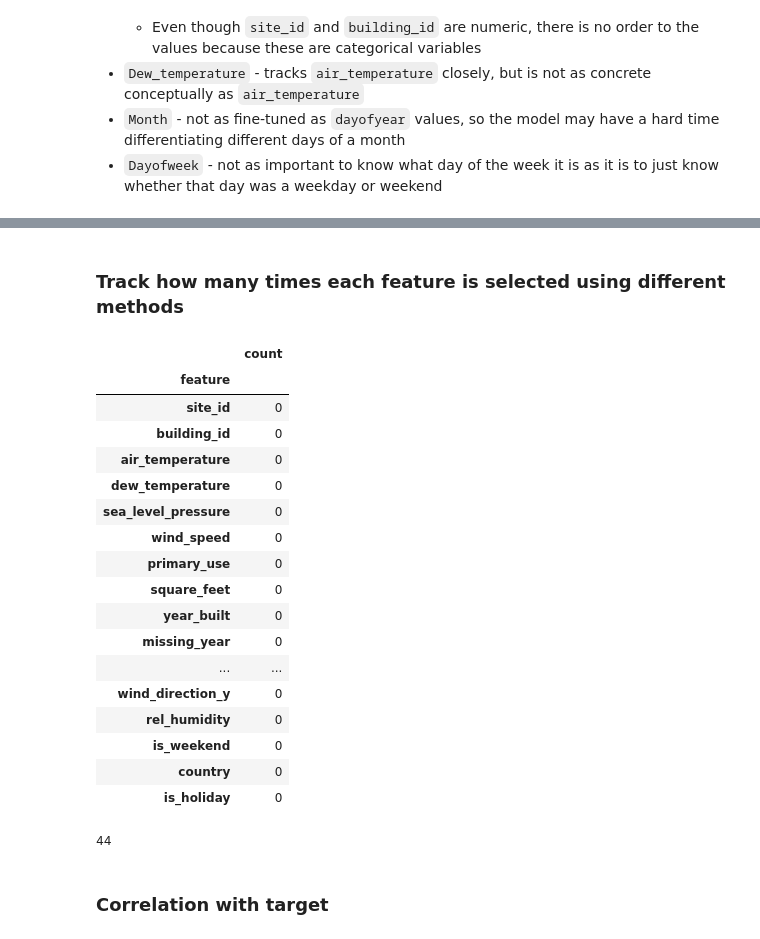
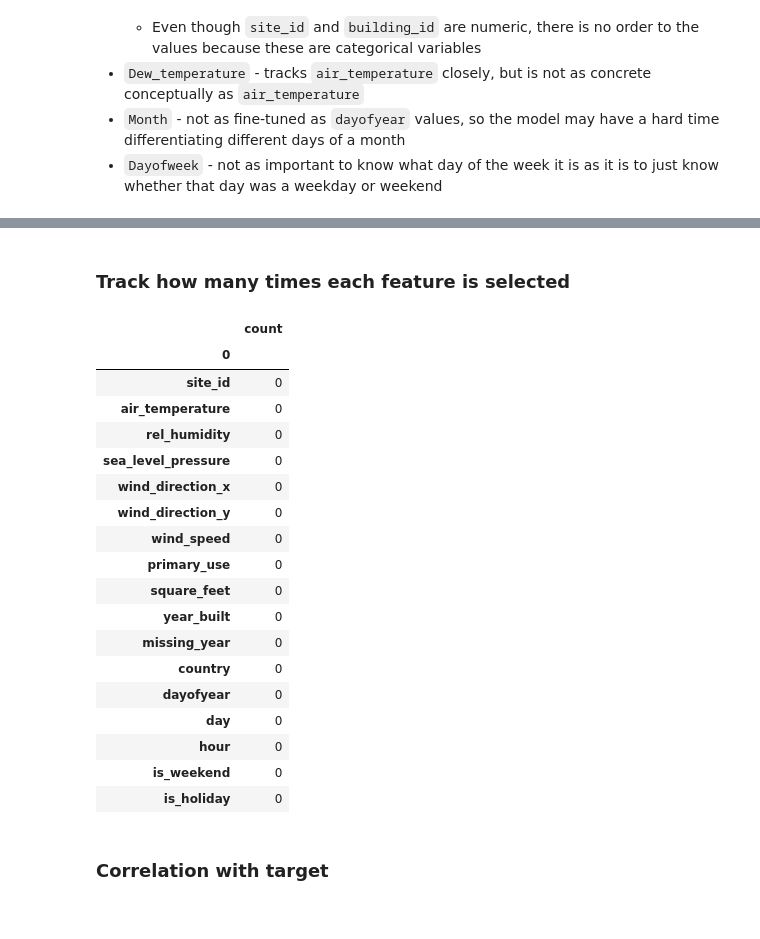
Before and after one commit to tri-bui/energy-predictor, a Jupyter notebook: notebooks/03-featurization.ipynb, the cells around one changed output, grey strips where cells are left out. Cells and saved outputs as stored; diff of their text form; code cells hidden in the pictures.

```diff
--- a/notebooks/03-featurization.ipynb
+++ b/notebooks/03-featurization.ipynb
@@ -604,34 +582,31 @@ gc.collect()
 # %% [markdown]
-### Track how many times each feature is selected using different methods
+### Track how many times each feature is selected
 # %%
 # Dataframe to track selection count
-feat_seln = pd.DataFrame(Xe_train.columns, columns=['feature'])
+feat_seln = pd.DataFrame(Xe_train.columns)
 feat_seln['count'] = 0
-feat_seln.set_index('feature', inplace=True)
+feat_seln.set_index(0, inplace=True)
 feat_seln
 # %% [output]
 |  | count |
-| feature |  |
+| 0 |  |
 | site_id | 0 |
-| building_id | 0 |
 | air_temperature | 0 |
-| dew_temperature | 0 |
+| rel_humidity | 0 |
 | sea_level_pressure | 0 |
+| wind_direction_x | 0 |
+| wind_direction_y | 0 |
 | wind_speed | 0 |
 | primary_use | 0 |
 | square_feet | 0 |
 | year_built | 0 |
 | missing_year | 0 |
-| ... | ... |
-| wind_direction_y | 0 |
-| rel_humidity | 0 |
+| country | 0 |
+| dayofyear | 0 |
+| day | 0 |
+| hour | 0 |
 | is_weekend | 0 |
-| country | 0 |
 | is_holiday | 0 |
-# %%
-gc.collect()
-# %% [output]
-44
 # %% [markdown]
 ### Correlation with target
 # %%
```
Also changed, not shown: parts of 12 cells of this notebook.
